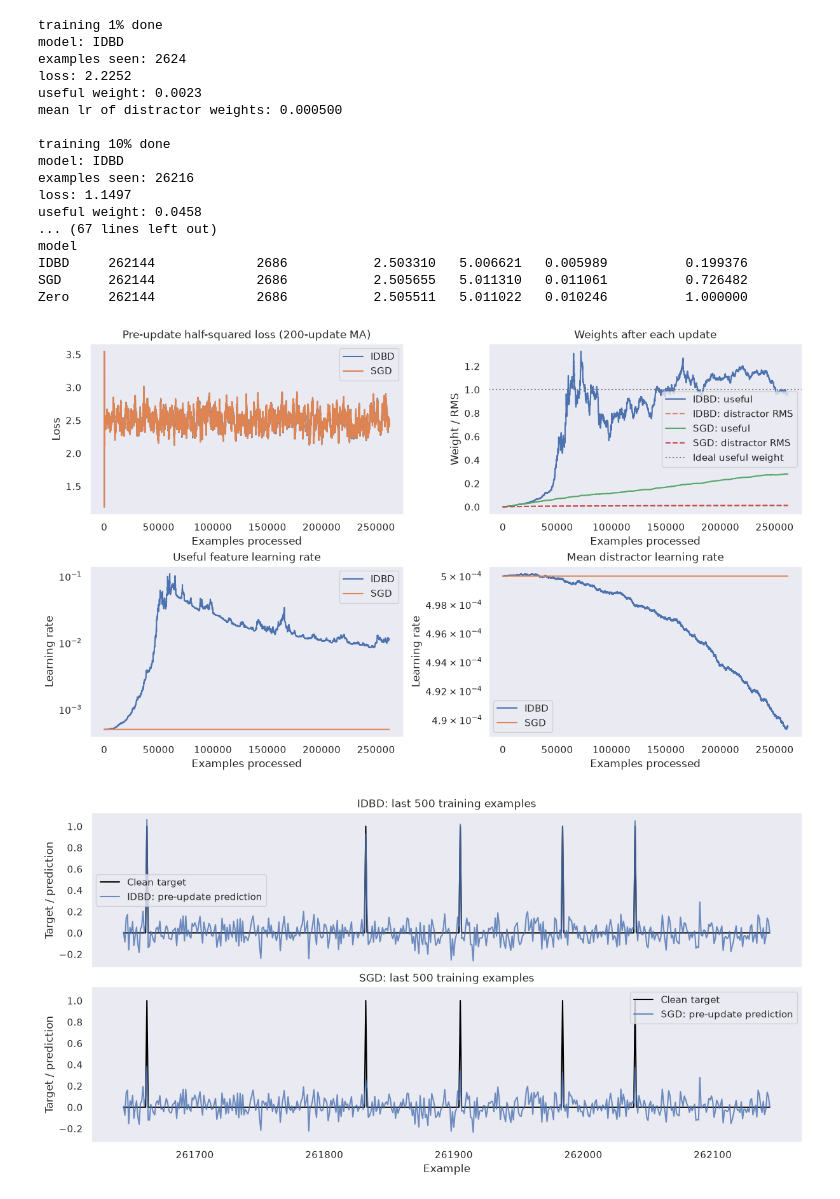
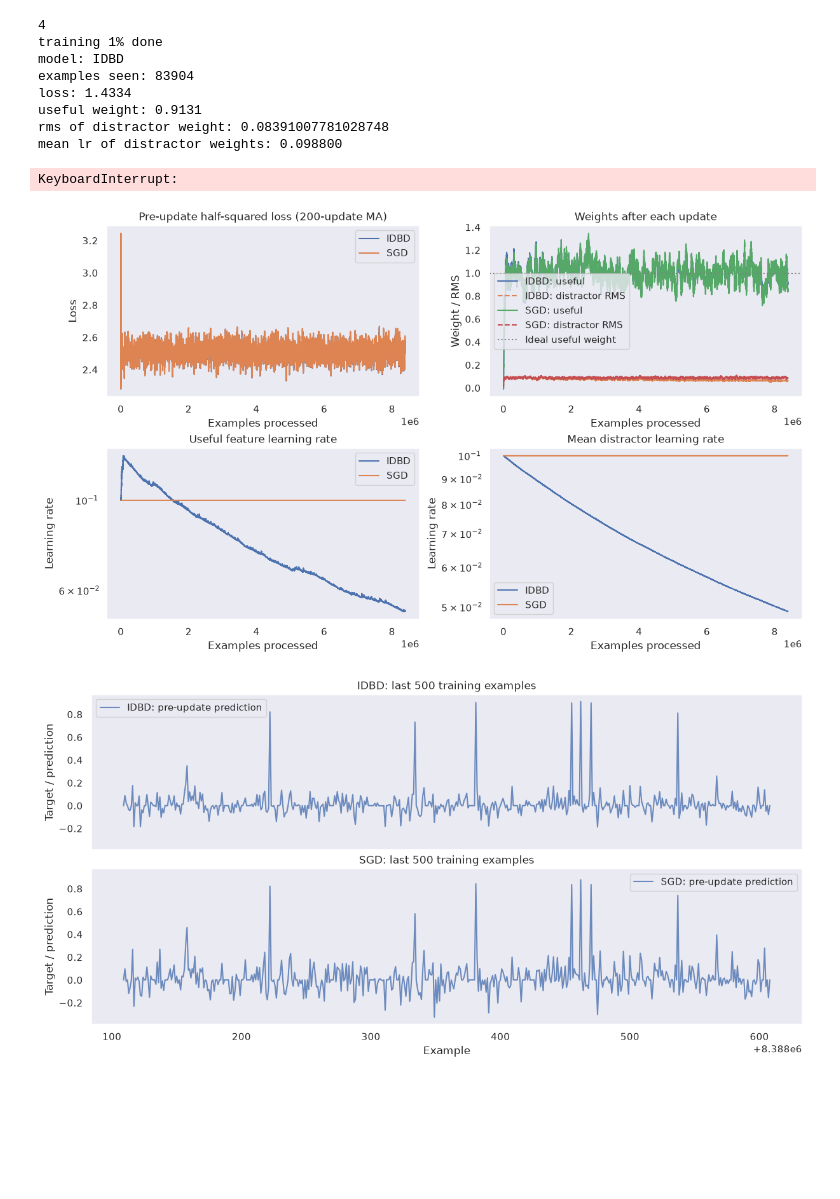
Before and after one commit to jasperjonkhans/IDBD-optimizer, a Jupyter notebook: sgd_idbd_exercise.ipynb, the cells around one changed output. Cells and saved outputs as stored; diff of their text form; code cells hidden in the pictures; blank space fills up the shorter version.

```diff
--- a/sgd_idbd_exercise.ipynb
+++ b/sgd_idbd_exercise.ipynb
@@ -15,8 +15,8 @@ from torch import nn
 
 seed = 1234
 num_observations = 500
-initial_lr = 0.0005
-meta_lr = 0.5
+initial_lr = 0.1
+meta_lr = 0.1
 loss_fn = lambda y, y_hat : 1/2 * (y - y_hat).square()
 # %%
 # Sample one binary feature: x[0] is 1 with probability 0.01, otherwise 0.
@@ -211,8 +211,8 @@ from itertools import islice
 from torch.utils.data import DataLoader
 from idbd_exercise import IDBD
 
-BATCH_SIZE = 4
-TRAINING_ITERATIONS = 2**16
+BATCH_SIZE = 32
+TRAINING_ITERATIONS = 2**18
 
 
 def _metric_totals():
@@ -256,6 +256,7 @@ def _summarize_metrics(totals_by_model):
 
 
 def train(dataset, iterations, batch_size, initial_lr, meta_lr):
+    print(dataset.input_dim)
     models = {name: nn.Linear(dataset.input_dim, 1, bias=False)
               for name in ("IDBD", "SGD")}
     for model in models.values():
@@ -326,8 +327,8 @@ def train(dataset, iterations, batch_size, initial_lr, meta_lr):
                     f"examples seen: {last_run['examples']}\n"
                     f"loss: {last_run['loss']:.4f}\n"
                     f"useful weight: {last_run['useful_weight']:.4f}\n"
-                    f"mean lr of distractor weights: "
-                    f"{last_run['distractor_lr_mean']:.6f}\n"
+                    f"rms of distractor weight: {weights[1:].square().mean().sqrt().item()}\n"
+                    f"mean lr of distractor weights: {last_run['distractor_lr_mean']:.6f}\n"
                 )
                 next_report = (int(progress) // 10 + 1) * 10
 
@@ -353,23 +354,15 @@ idbd_model, sgd_model = models["IDBD"], models["SGD"]
 print("Training metrics (predictions before each update):")
 print(train_metrics.to_string())
 # %% [output]
+4
 training 1% done
 model: IDBD
-examples seen: 2624
-loss: 2.2252
-useful weight: 0.0023
-mean lr of distractor weights: 0.000500
-
-training 10% done
-model: IDBD
-examples seen: 26216
-loss: 1.1497
-useful weight: 0.0458
-... (67 lines left out)
-model
-IDBD     262144             2686           2.503310   5.006621   0.005989          0.199376
-SGD      262144             2686           2.505655   5.011310   0.011061          0.726482
-Zero     262144             2686           2.505511   5.011022   0.010246          1.000000
+examples seen: 83904
+loss: 1.4334
+useful weight: 0.9131
+rms of distractor weight: 0.08391007781028748
+mean lr of distractor weights: 0.098800
+KeyboardInterrupt:
 # %%
 fig, axes = plt.subplots(2, 2, figsize=(12, 7), constrained_layout=True)
 for name in models:
@@ -380,36 +373,36 @@ for name in models:
     axes[0, 1].plot(run["examples"], run["useful_weight"], label=f"{name}: useful")
     axes[0, 1].plot(run["examples"], run["distractor_weight_rms"],
                     linestyle="--", label=f"{name}: distractor RMS")
     axes[1, 0].plot(run["examples"], run["useful_lr"], label=name)
     axes[1, 1].plot(run["examples"], run["distractor_lr_mean"], label=name)
 axes[0, 0].set_title("Pre-update half-squared loss (200-update MA)")
 axes[0, 0].set_ylabel("Loss")
 axes[0, 1].set_title("Weights after each update")
 axes[0, 1].set_ylabel("Weight / RMS")
 axes[0, 1].axhline(1, color="gray", linestyle=":", label="Ideal useful weight")
 axes[1, 0].set_title("Useful feature learning rate")
 axes[1, 1].set_title("Mean distractor learning rate")
 for ax in axes[1]:
     ax.set_yscale("log")
     ax.set_ylabel("Learning rate")
 for ax in axes.flat:
     ax.set_xlabel("Examples processed")
     ax.legend()
 plt.show()
 
 fig, axes = plt.subplots(2, 1, figsize=(12, 6), sharex=True, sharey=True,
                          constrained_layout=True)
 for ax, name in zip(axes, models):
-    ax.plot(final_predictions["example"], final_predictions["clean_target"],color="black", label="Clean target")
+    #ax.plot(final_predictions["example"], final_predictions["clean_target"],color="black", label="Clean target")
     ax.plot(final_predictions["example"], final_predictions[name], alpha=0.8, label=f"{name}: pre-update prediction")
     ax.set_title(f"{name}: last {len(final_predictions)} training examples")
     ax.set_ylabel("Target / prediction")
     ax.legend()
 axes[-1].set_xlabel("Example")
 plt.show()
 # %% [output]
-[figure, old version]
+[figure, new version]
-[figure, old version]
+[figure, new version]
 # %%
 # Evaluate both frozen models on identical, independently generated examples.
 # MSE is twice the half-squared loss used for training.
```
Also changed, not shown: parts of 6 cells of this notebook, 4 other files.
